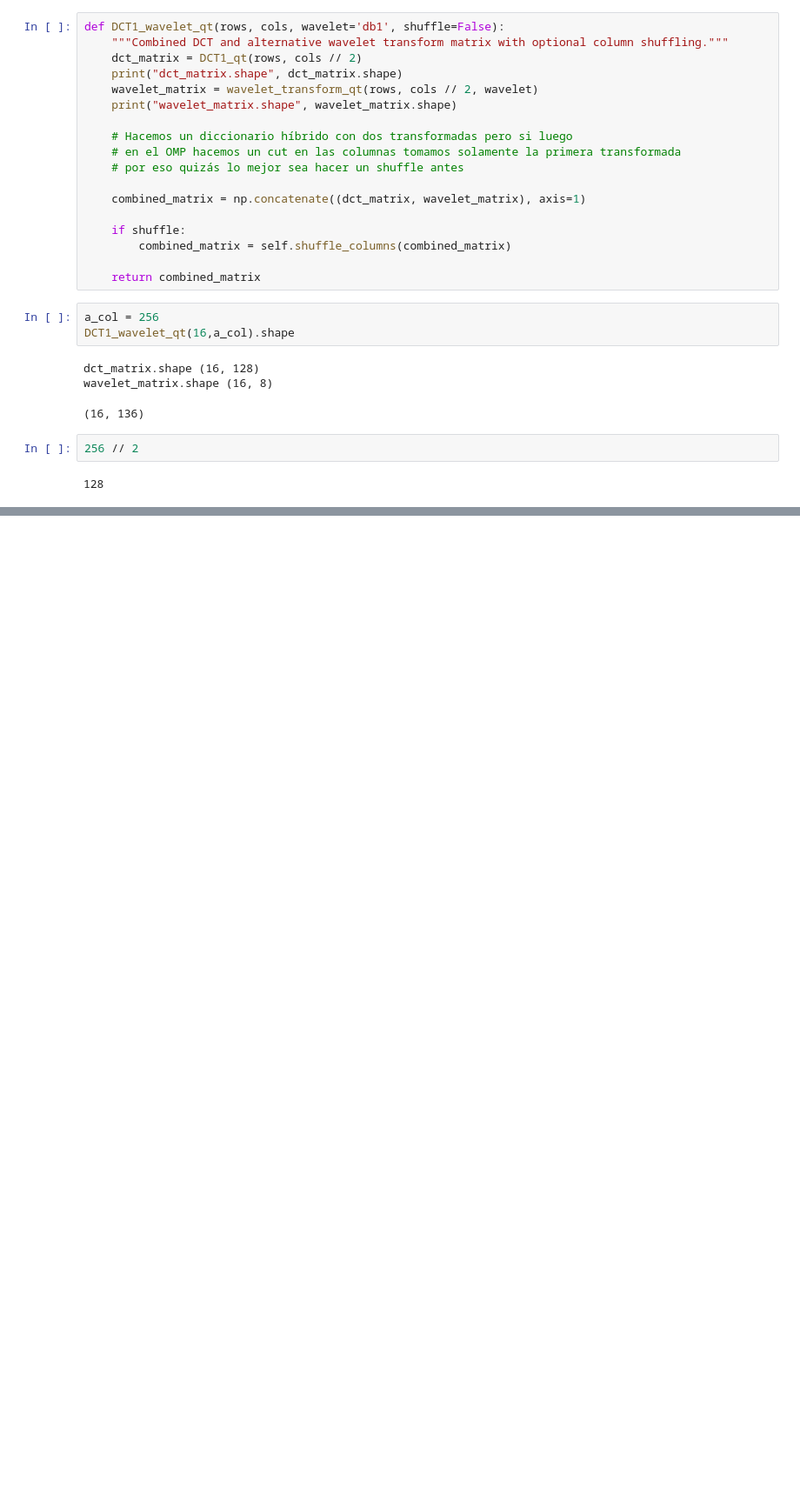
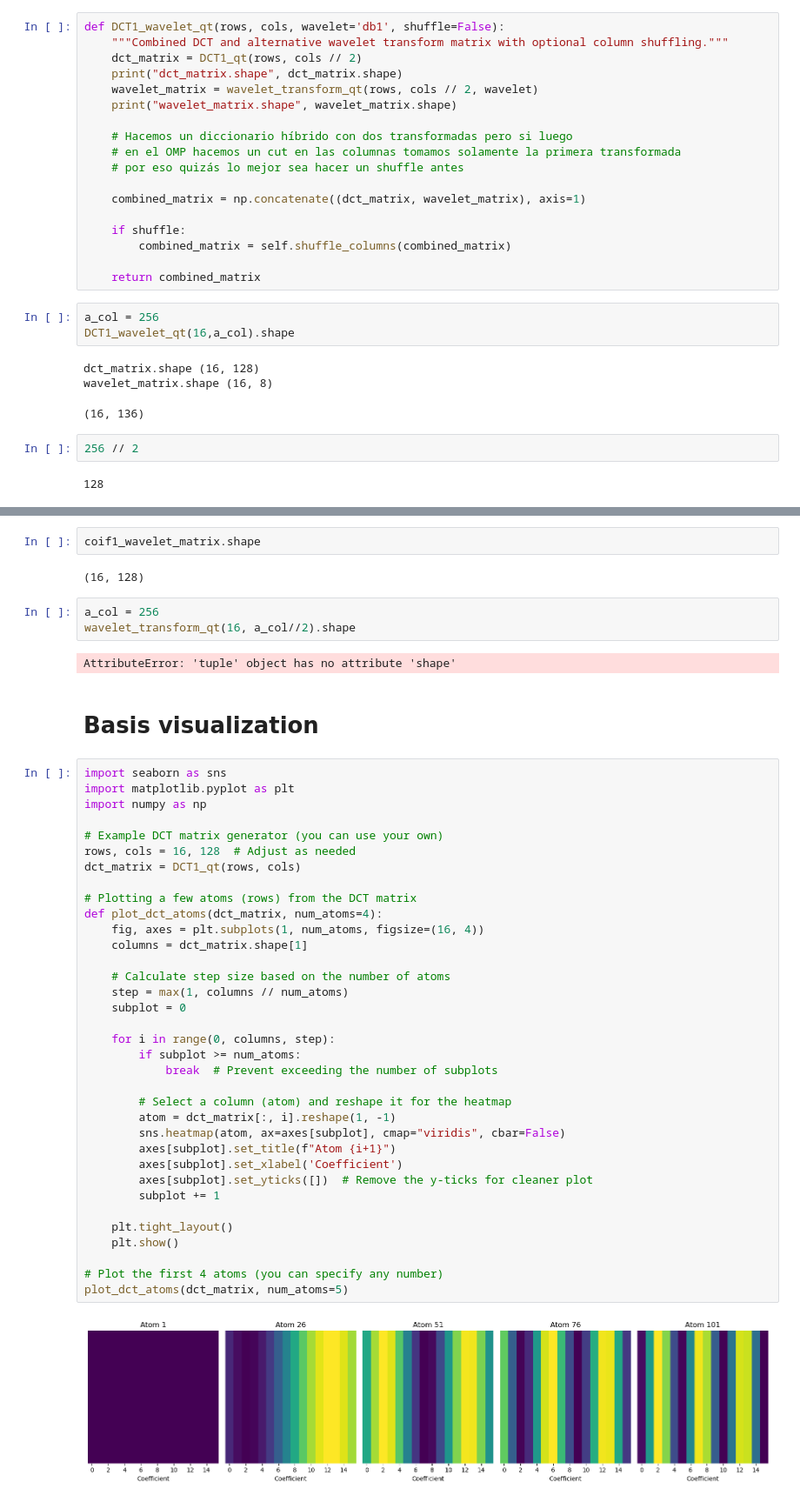
Before and after one commit to Emmatassone/AQMP, a Jupyter notebook: notebooks/test_dict.ipynb, the cells around one changed output, grey strips where cells are left out. Shown: that part at 87% size. Drawn from its saved outputs; the diff is of its cells as text; blank space fills up the shorter version.

Commit message:
added dictionary matrix plot

```diff
--- a/notebooks/test_dict.ipynb
+++ b/notebooks/test_dict.ipynb
@@ -60,0 +176,48 @@ wavelet_matrix.shape (16, 8)
+# %%
+coif1_wavelet_matrix.shape
+# %% [output]
+(16, 128)
+# %%
+a_col = 256
+wavelet_transform_qt(16, a_col//2).shape
+# %% [output]
+AttributeError: 'tuple' object has no attribute 'shape'
+# %% [markdown]
+# Basis visualization
+# %%
+import seaborn as sns
+import matplotlib.pyplot as plt
+import numpy as np
+
+# Example DCT matrix generator (you can use your own)
+rows, cols = 16, 128  # Adjust as needed
+dct_matrix = DCT1_qt(rows, cols)
+
+# Plotting a few atoms (rows) from the DCT matrix
+def plot_dct_atoms(dct_matrix, num_atoms=4):
+    fig, axes = plt.subplots(1, num_atoms, figsize=(16, 4))
+    columns = dct_matrix.shape[1]
+
+    # Calculate step size based on the number of atoms
+    step = max(1, columns // num_atoms)
+    subplot = 0
+
+    for i in range(0, columns, step):
+        if subplot >= num_atoms:
+            break  # Prevent exceeding the number of subplots
+
+        # Select a column (atom) and reshape it for the heatmap
+        atom = dct_matrix[:, i].reshape(1, -1)
+        sns.heatmap(atom, ax=axes[subplot], cmap="viridis", cbar=False)
+        axes[subplot].set_title(f"Atom {i+1}")
+        axes[subplot].set_xlabel('Coefficient')
+        axes[subplot].set_yticks([])  # Remove the y-ticks for cleaner plot
+        subplot += 1
+
+    plt.tight_layout()
+    plt.show()
+
+# Plot the first 4 atoms (you can specify any number)
+plot_dct_atoms(dct_matrix, num_atoms=5)
+# %% [output]
+[figure, added]
```
Also changed, not shown: parts of 13 cells of this notebook, 3 other files.
